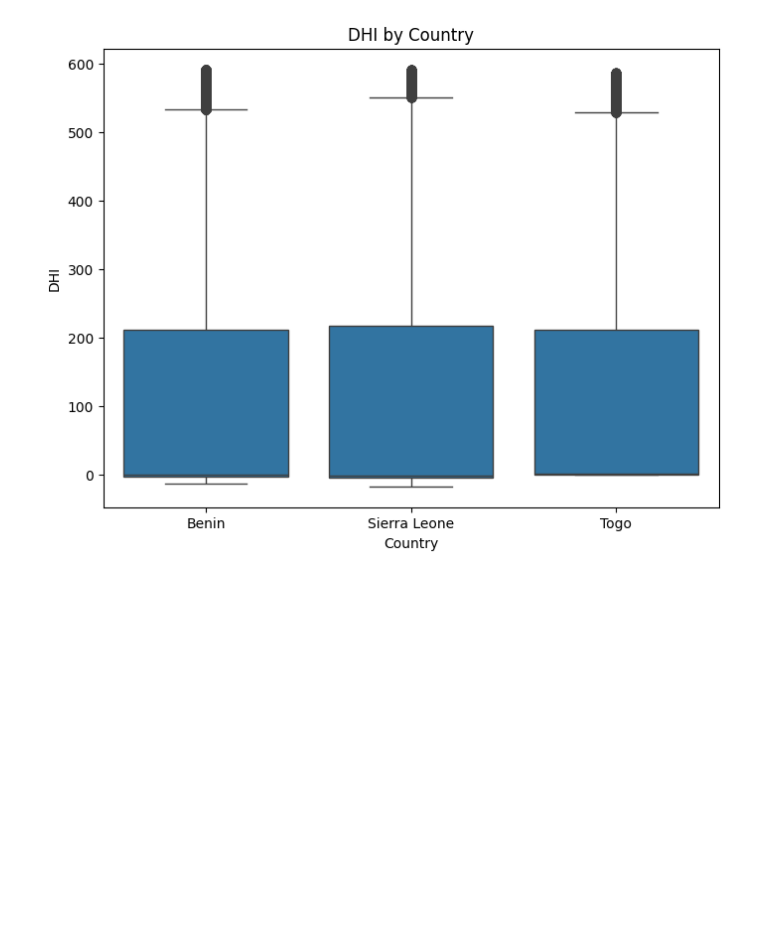
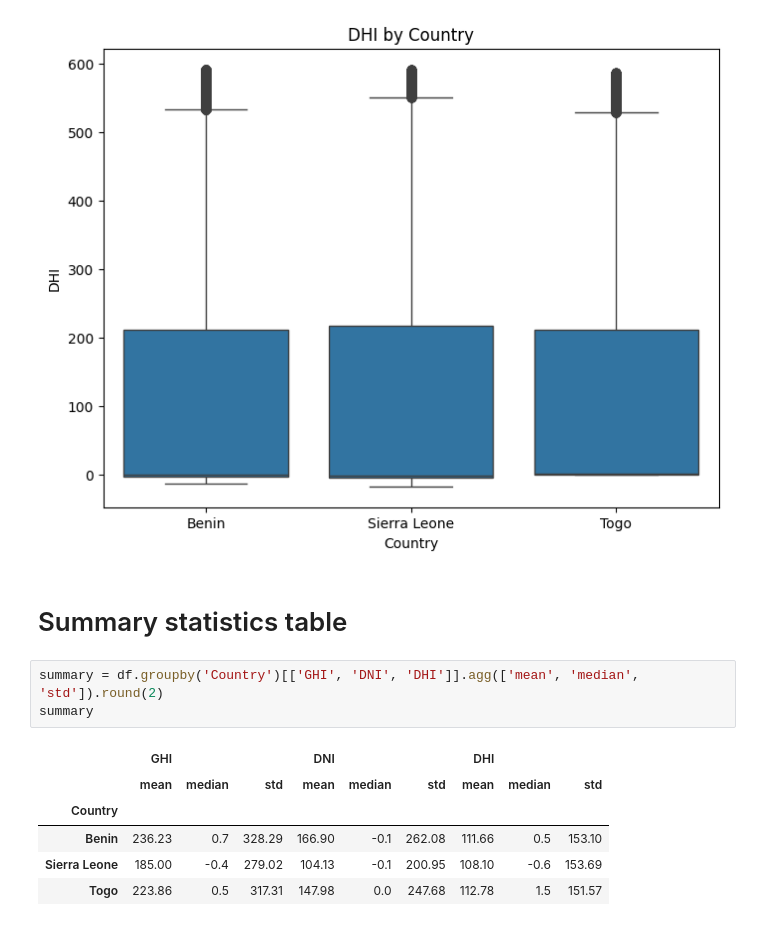
Before and after one commit to yoseph-zemede/solar-challenge-week1, a Jupyter notebook: notebooks/compare_countries.ipynb, the cells around one changed output. Cells and saved outputs as stored; diff of their text form; blank space fills up the shorter version.

Commit message:
feat: created summary statistics table for solar metrics

```diff
--- a/notebooks/compare_countries.ipynb
+++ b/notebooks/compare_countries.ipynb
@@ -37,3 +37,15 @@ for col in ['GHI', 'DNI', 'DHI']:
 [figure]
 [figure]
 [figure]
+# %% [markdown]
+# Summary statistics table
+# %%
+summary = df.groupby('Country')[['GHI', 'DNI', 'DHI']].agg(['mean', 'median', 'std']).round(2)
+summary
+# %% [output]
+|  | GHI |  |  | DNI |  |  | DHI |  |  |
+|  | mean | median | std | mean | median | std | mean | median | std |
+| Country |  |  |  |  |  |  |  |  |  |
+| Benin | 236.23 | 0.7 | 328.29 | 166.90 | -0.1 | 262.08 | 111.66 | 0.5 | 153.10 |
+| Sierra Leone | 185.00 | -0.4 | 279.02 | 104.13 | -0.1 | 200.95 | 108.10 | -0.6 | 153.69 |
+| Togo | 223.86 | 0.5 | 317.31 | 147.98 | 0.0 | 247.68 | 112.78 | 1.5 | 151.57 |
```
